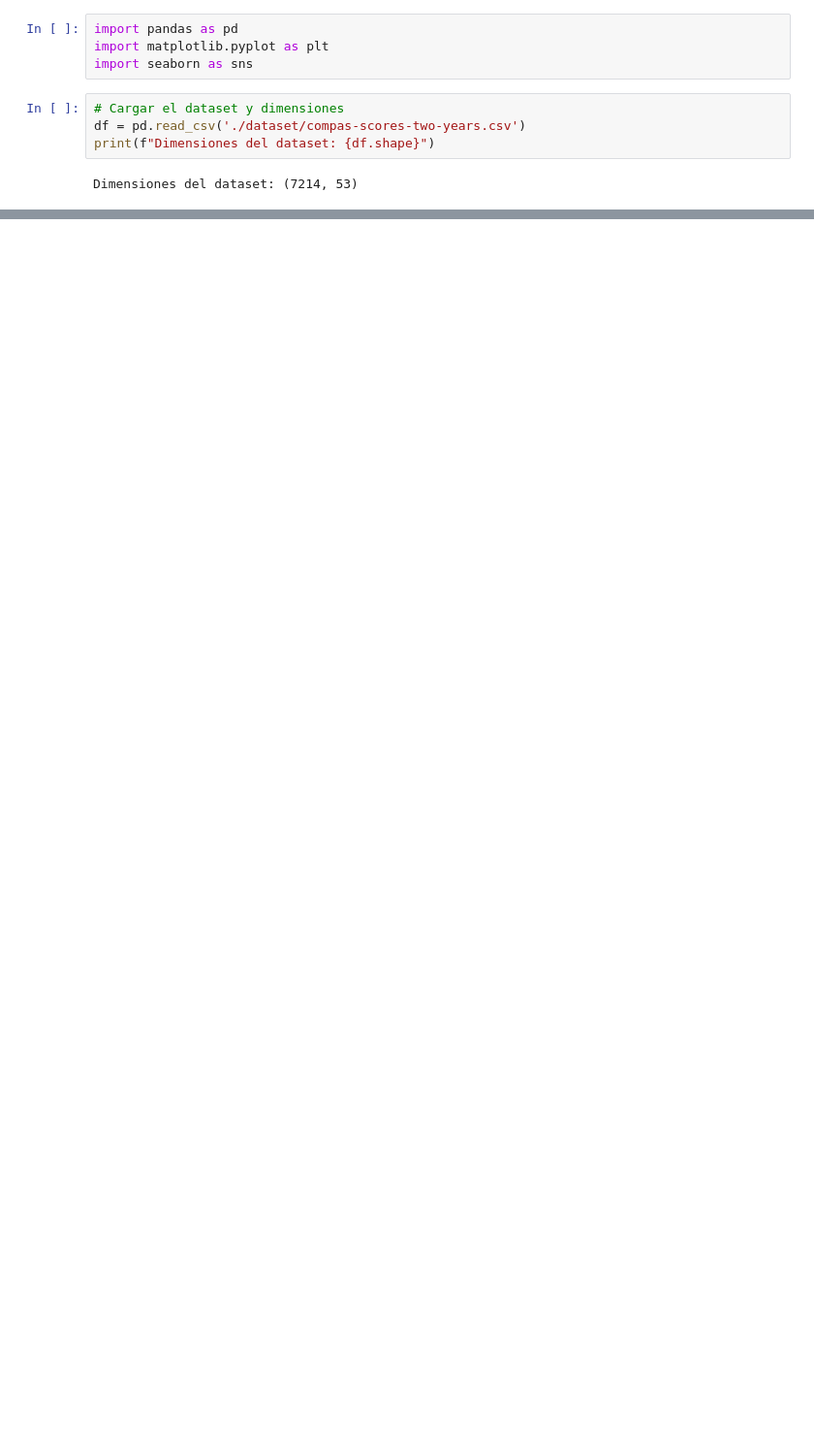
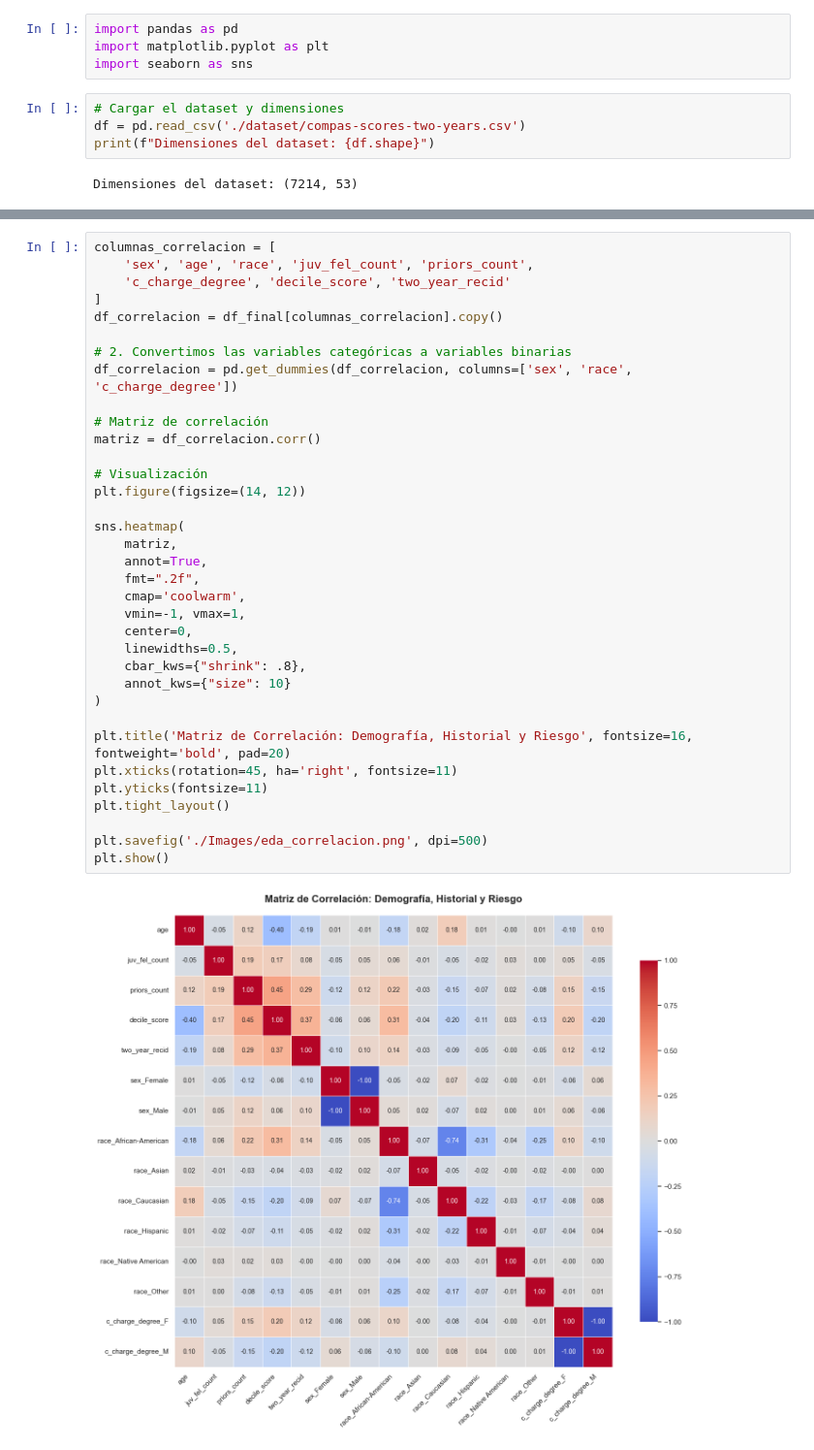
Before and after one commit to dmg131/AA_proyect, a Jupyter notebook: eda.ipynb, the cells around one changed output, grey strips where cells are left out. Shown at 97% size. Saved outputs shown, nothing was run; the diff lists cells and outputs as text; blank space fills up the shorter version.

```diff
--- a/eda.ipynb
+++ b/eda.ipynb
@@ -82,0 +156,37 @@ profile.to_file("reporte_compas_interacciones.html")
+# %%
+columnas_correlacion = [
+    'sex', 'age', 'race', 'juv_fel_count', 'priors_count',
+    'c_charge_degree', 'decile_score', 'two_year_recid'
+]
+df_correlacion = df_final[columnas_correlacion].copy()
+
+# 2. Convertimos las variables categóricas a variables binarias
+df_correlacion = pd.get_dummies(df_correlacion, columns=['sex', 'race', 'c_charge_degree'])
+
+# Matriz de correlación
+matriz = df_correlacion.corr()
+
+# Visualización
+plt.figure(figsize=(14, 12))
+
+sns.heatmap(
+    matriz,
+    annot=True,
+    fmt=".2f",
+    cmap='coolwarm',
+    vmin=-1, vmax=1,
+    center=0,
+    linewidths=0.5,
+    cbar_kws={"shrink": .8},
+    annot_kws={"size": 10}
+)
+
+plt.title('Matriz de Correlación: Demografía, Historial y Riesgo', fontsize=16, fontweight='bold', pad=20)
+plt.xticks(rotation=45, ha='right', fontsize=11)
+plt.yticks(fontsize=11)
+plt.tight_layout()
+
+plt.savefig('./Images/eda_correlacion.png', dpi=500)
+plt.show()
+# %% [output]
+[figure, added]
```
Also changed, not shown: parts of 20 cells of this notebook, 20 other files.
